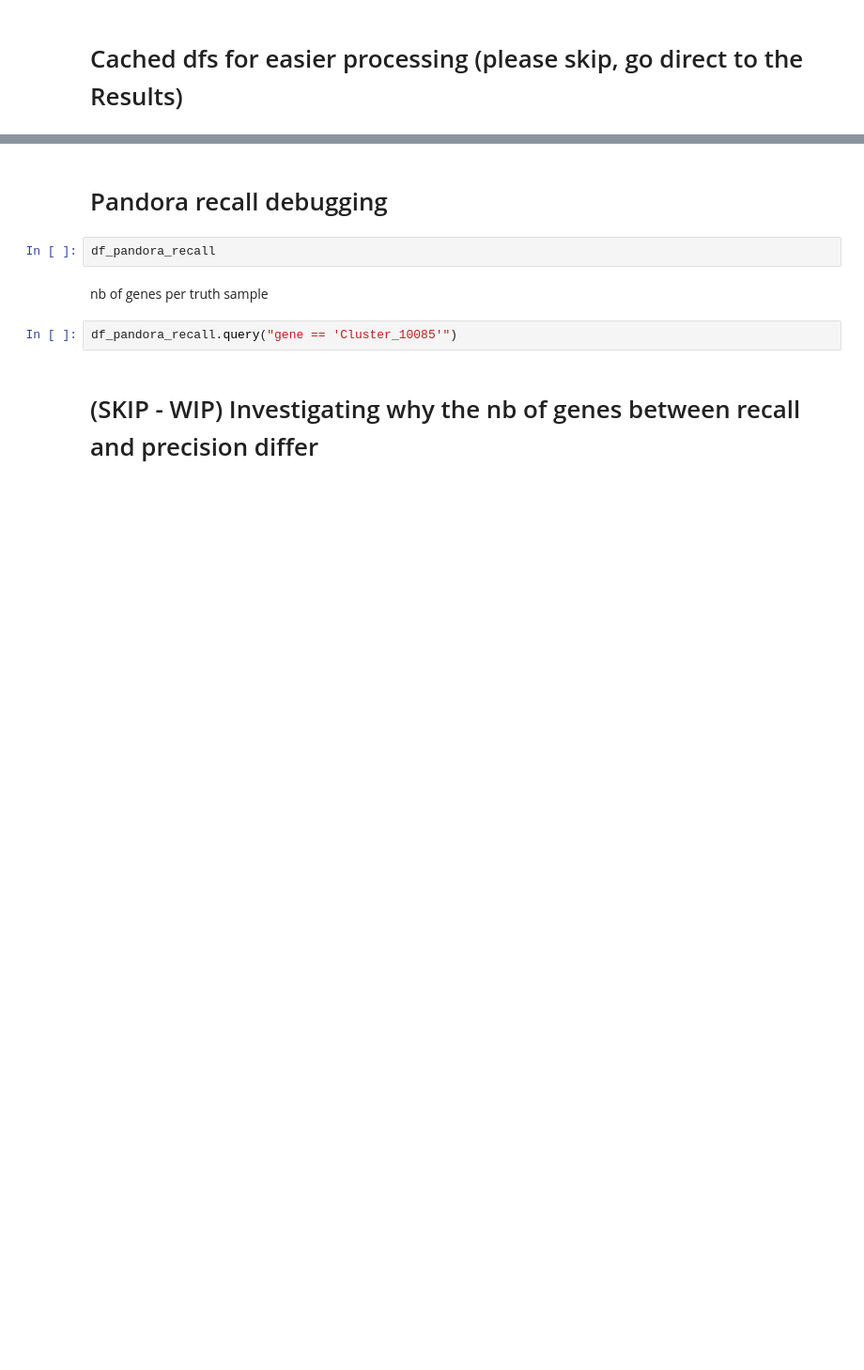
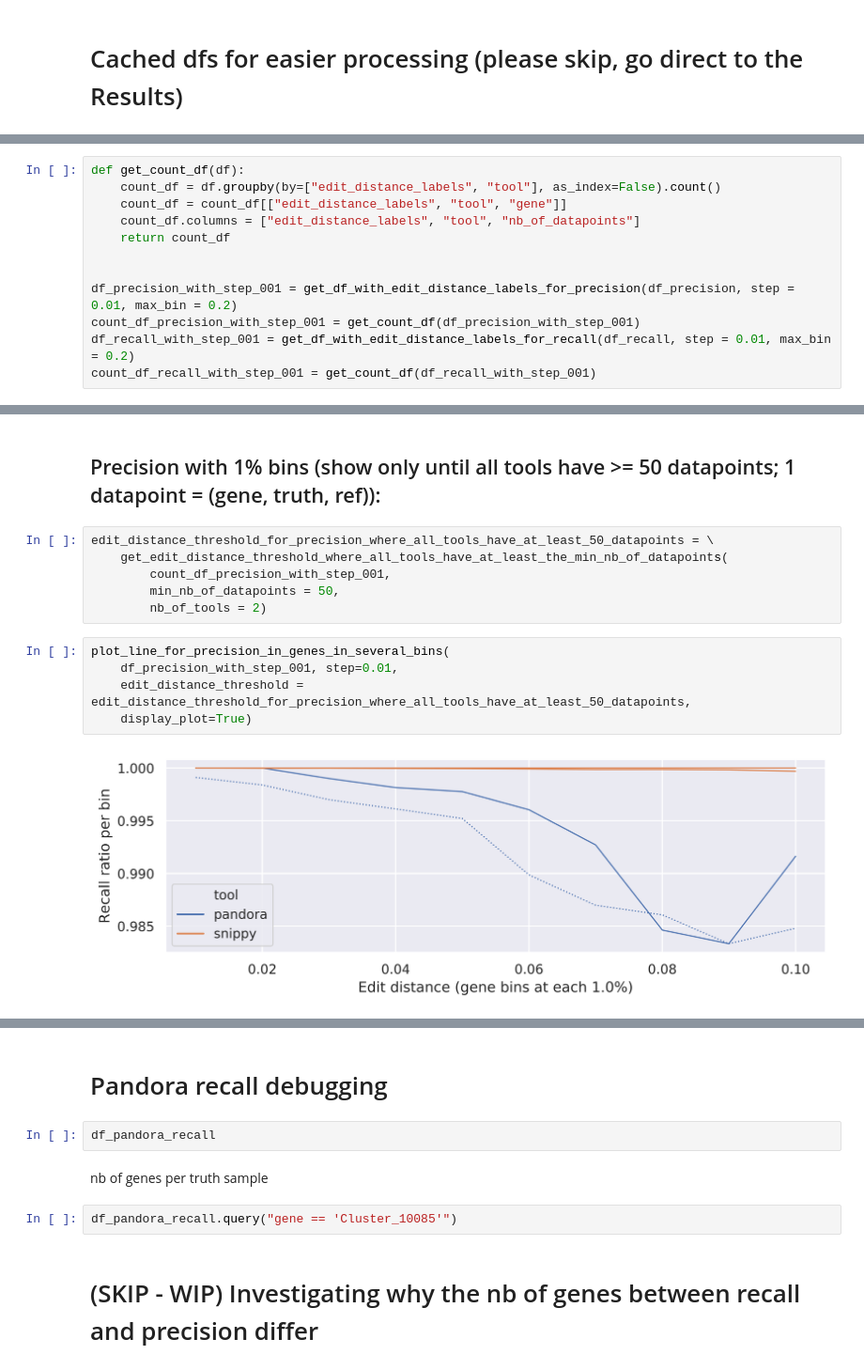
Before and after one commit to leoisl/pandora_gene_distance, a Jupyter notebook: notebooks/eda.ipynb, the cells around one changed output, grey strips where cells are left out. Shown at 94% size. Drawn from its saved outputs; the diff is of its cells as text; blank space fills up the shorter version.

```diff
--- a/notebooks/eda.ipynb
+++ b/notebooks/eda.ipynb
@@ -332,0 +231,12 @@ plot_violin_and_line_precision_in_genes_in_several_bins(
+# %%
+def get_count_df(df):
+    count_df = df.groupby(by=["edit_distance_labels", "tool"], as_index=False).count()
+    count_df = count_df[["edit_distance_labels", "tool", "gene"]]
+    count_df.columns = ["edit_distance_labels", "tool", "nb_of_datapoints"]
+    return count_df
+
+
+df_precision_with_step_001 = get_df_with_edit_distance_labels_for_precision(df_precision, step = 0.01, max_bin = 0.2)
+count_df_precision_with_step_001 = get_count_df(df_precision_with_step_001)
+df_recall_with_step_001 = get_df_with_edit_distance_labels_for_recall(df_recall, step = 0.01, max_bin = 0.2)
+count_df_recall_with_step_001 = get_count_df(df_recall_with_step_001)
@@ -332,0 +273,15 @@ plot_violin_and_line_precision_in_genes_in_several_bins(
+# %% [markdown]
+## Precision with 1% bins (show only until all tools have >= 50 datapoints; 1 datapoint = (gene, truth, ref)):
+# %%
+edit_distance_threshold_for_precision_where_all_tools_have_at_least_50_datapoints = \
+    get_edit_distance_threshold_where_all_tools_have_at_least_the_min_nb_of_datapoints(
+        count_df_precision_with_step_001,
+        min_nb_of_datapoints = 50,
+        nb_of_tools = 2)
+# %%
+plot_line_for_precision_in_genes_in_several_bins(
+    df_precision_with_step_001, step=0.01,
+    edit_distance_threshold = edit_distance_threshold_for_precision_where_all_tools_have_at_least_50_datapoints,
+    display_plot=True)
+# %% [output]
+[figure, added]
```
Also changed, not shown: parts of 42 cells of this notebook.
